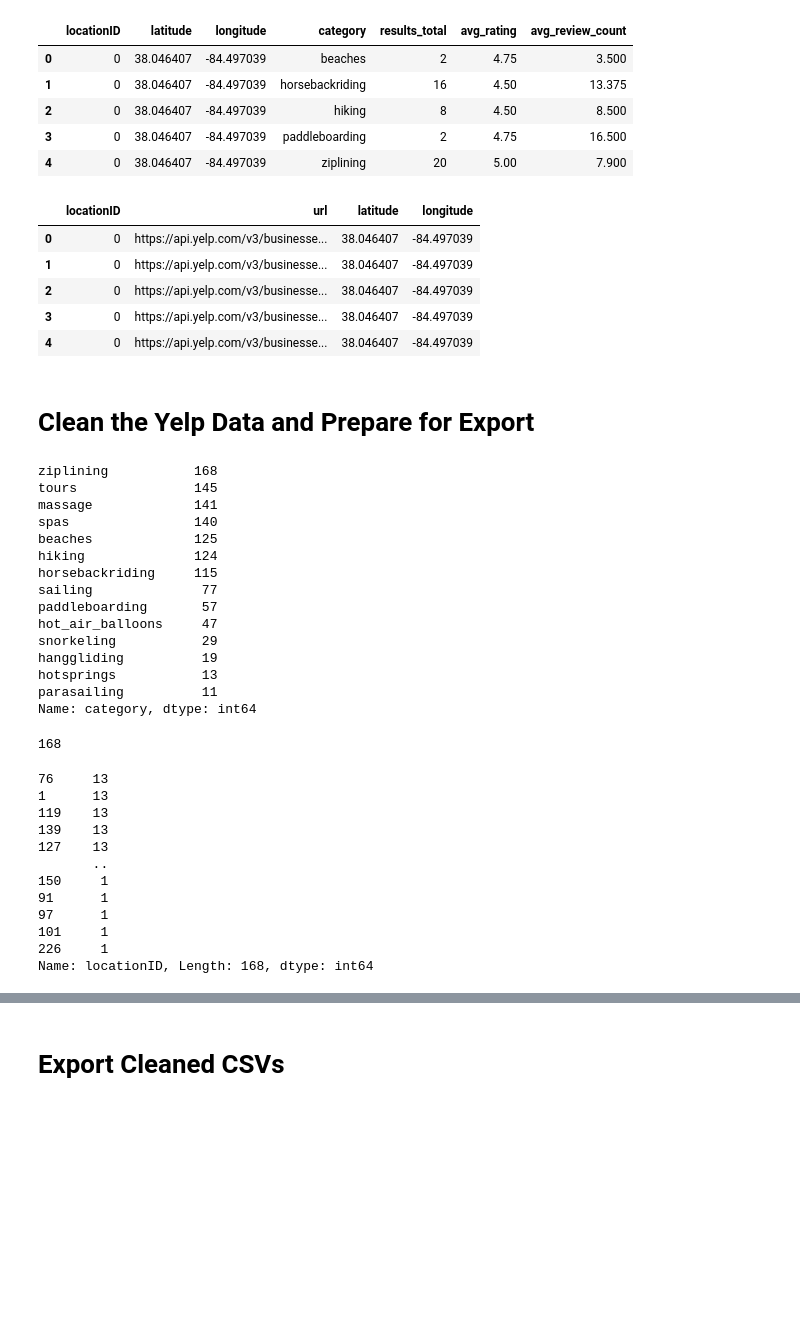
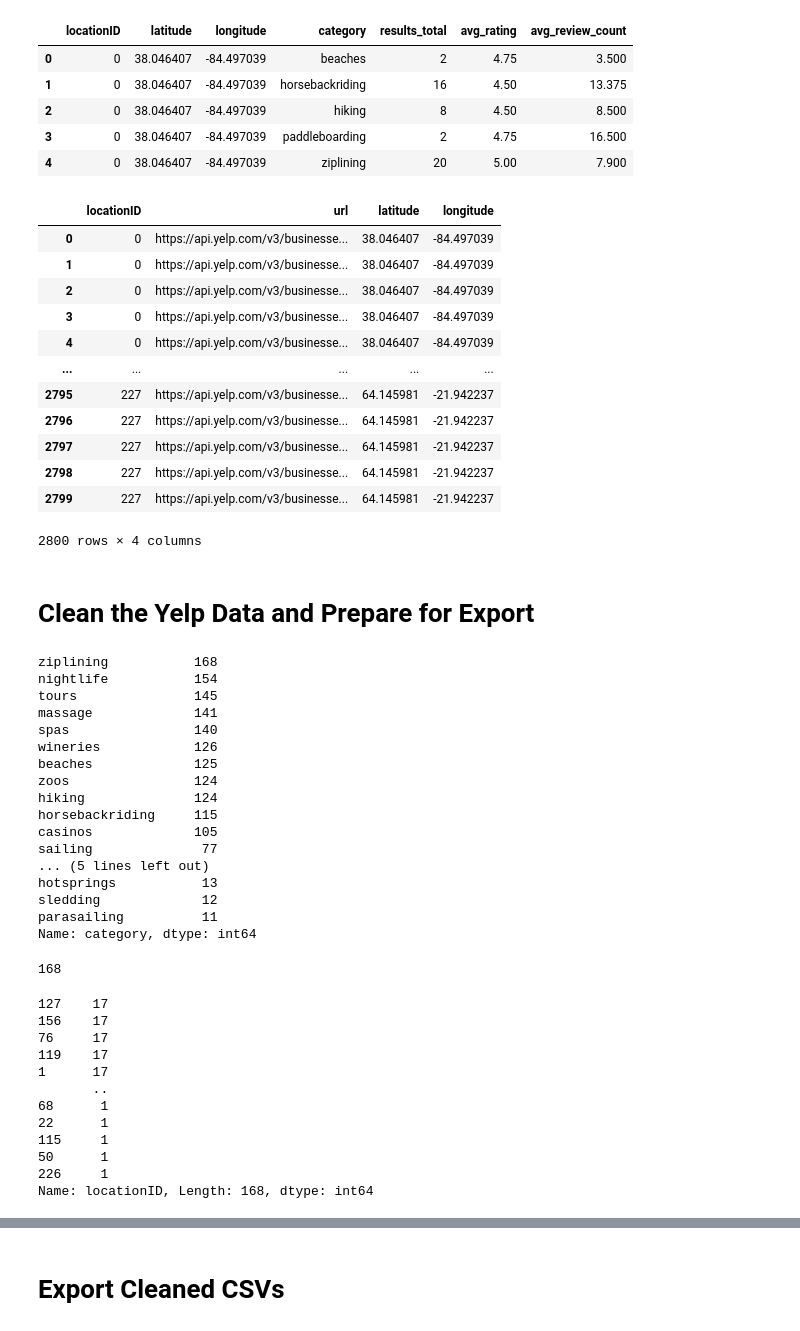
Before and after one commit to mugsiemx/honeymoon-dashboard, a Jupyter notebook: API_Calls/Yelp!API.ipynb, the cells around one changed output, grey strips where cells are left out. Cells and saved outputs as stored; diff of their text form; code cells hidden in the pictures; blank space fills up the shorter version.

Commit message:
update API yelp

```diff
--- a/API_Calls/Yelp!API.ipynb
+++ b/API_Calls/Yelp!API.ipynb
@@ -31,6 +31,6 @@ len(categories)
 # %%
 # Import Lat/Long Database
 csv_path = "../Resources/CitiesWGeolocation.csv"
-locations_df = pd.read_csv(csv_path)
+locations_df = pd.read_csv(csv_path,index_col=0)
 locations_df
 # %% [output]
@@ -50,3 +50,4 @@ locations_df
 # %%
 # Normalize capitalization
-locations_df = locations_df.rename(columns = {"Latitude": "latitude","Longitude":"longitude","Unnamed: 0":"locationID"})
+locations_df = locations_df.rename(columns = {"Latitude": "latitude","Longitude":"longitude"})
+locations_df
@@ -58,7 +73,7 @@ location_list = []
 for i in range(locations_df.shape[0]):
     latitudes_list.append(locations_df.loc[i].at['latitude'])
     longitudes_list.append(locations_df.loc[i].at['longitude'])
-    location_list.append(locations_df.loc[i].at['locationID'])
+    location_list.append(locations_df.loc[i].at['LocationID'])
 print(latitudes_list)
 print(longitudes_list)
 # %% [output]
@@ -111,14 +126,14 @@ data_list=[]
 record_count = 1
 set_count = 1
 url_errors = []
-location_len = len(locations_df['locationID'])
+location_len = len(locations_df['LocationID'])
 
 for i in range(len(url_list)):
     if (i%len(categories) == 0 and i >=len(categories)):
 #         set_count += 1
         record_count = 1
 
-    print("processing Record %s | Location: %s / %s" %(record_count,location_ID_list[i],location_len))
+    print("processing Record %s | Location: %s / %s" %(record_count,location_ID_list[i],location_len-1))
 
     record_count += 1
 
@@ -137,7 +152,7 @@ for i in range(len(url_list)):
 
         # Add the desired data to a dictionary
         data_dict = {
-            "locationID" : location_ID_list[i],
+            "LocationID" : location_ID_list[i],
             "latitude" : lat_lon_list[i][0] ,
             "longitude": lat_lon_list[i][1],
             "category" : cat_list[i],
@@ -191,14 +205,21 @@ yelp_df.head()
 # %%
 # Convert the list of errors into a dataframe to view any similarities
 errors_df = pd.DataFrame(url_errors)
-errors_df.head()
+errors_df
 # %% [output]
 |  | locationID | url | latitude | longitude |
 | 0 | 0 | https://api.yelp.com/v3/businesse... | 38.046407 | -84.497039 |
 | 1 | 0 | https://api.yelp.com/v3/businesse... | 38.046407 | -84.497039 |
 | 2 | 0 | https://api.yelp.com/v3/businesse... | 38.046407 | -84.497039 |
 | 3 | 0 | https://api.yelp.com/v3/businesse... | 38.046407 | -84.497039 |
 | 4 | 0 | https://api.yelp.com/v3/businesse... | 38.046407 | -84.497039 |
+| ... | ... | ... | ... | ... |
+| 2795 | 227 | https://api.yelp.com/v3/businesse... | 64.145981 | -21.942237 |
+| 2796 | 227 | https://api.yelp.com/v3/businesse... | 64.145981 | -21.942237 |
+| 2797 | 227 | https://api.yelp.com/v3/businesse... | 64.145981 | -21.942237 |
+| 2798 | 227 | https://api.yelp.com/v3/businesse... | 64.145981 | -21.942237 |
+| 2799 | 227 | https://api.yelp.com/v3/businesse... | 64.145981 | -21.942237 |
+2800 rows × 4 columns
 # %% [markdown]
 # Clean the Yelp Data and Prepare for Export
 # %%
@@ -206,18 +227,20 @@ errors_df.head()
 yelp_df["category"].value_counts()
 # %% [output]
 ziplining           168
+nightlife           154
 tours               145
 massage             141
 spas                140
+wineries            126
 beaches             125
+zoos                124
 hiking              124
 horsebackriding     115
+casinos             105
 sailing              77
-paddleboarding       57
-hot_air_balloons     47
-snorkeling           29
-hanggliding          19
+... (5 lines left out)
 hotsprings           13
+sledding             12
 parasailing          11
 Name: category, dtype: int64
 # %%
@@ -228,19 +251,19 @@ yelp_df["locationID"].nunique()
 168
 # %%
 # Check how many values are located for each location
-# None of the locations have all 14 categories
+# None of the locations have all 20 categories
 yelp_df['locationID'].value_counts()
 # %% [output]
-76     13
-1      13
-119    13
-139    13
-127    13
+127    17
+156    17
+76     17
+119    17
+1      17
        ..
-150     1
-91      1
-97      1
-101     1
+68      1
+22      1
+115     1
+50      1
 226     1
 Name: locationID, Length: 168, dtype: int64
 # %%
```
Also changed, not shown: parts of 8 cells of this notebook.
